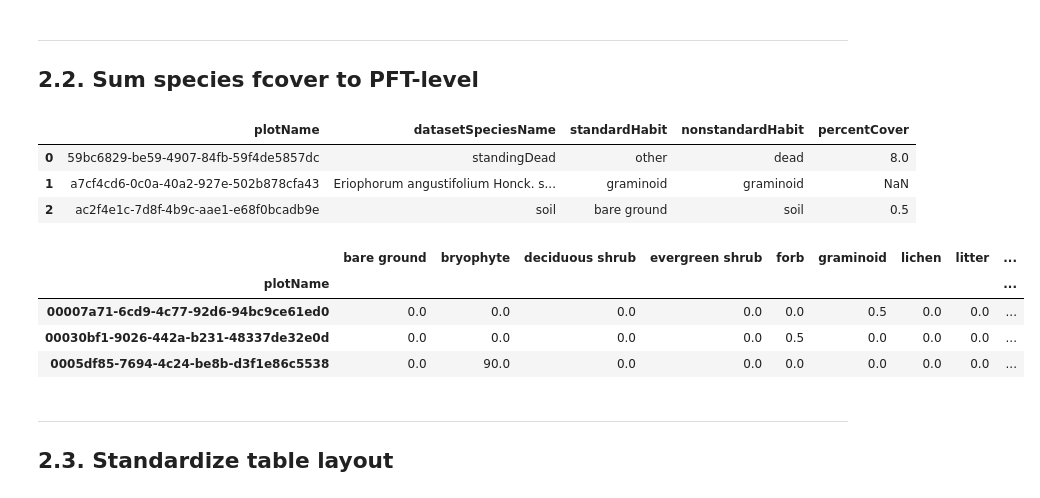
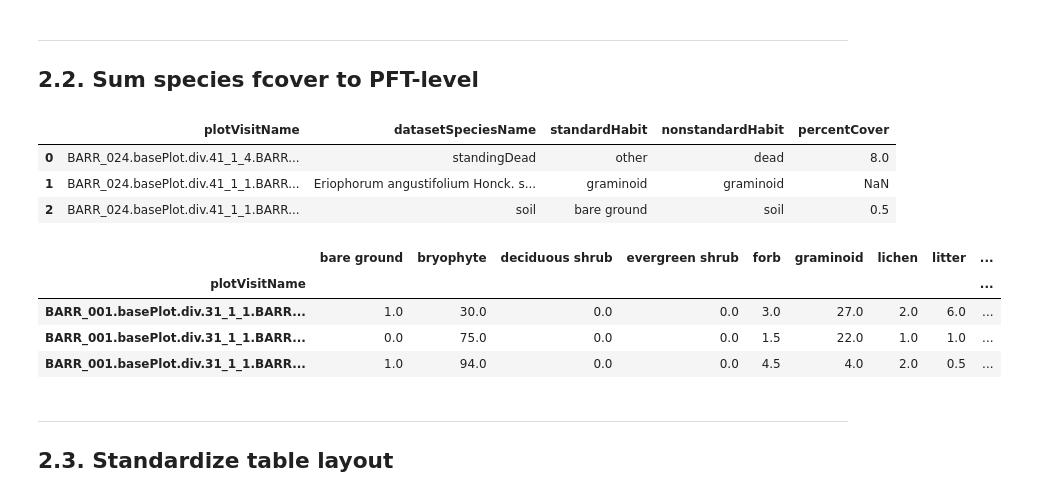
Before and after one commit to climatemodeling/pavc, a Jupyter notebook: neon/standardize_neon.ipynb, the cells around one changed output. Cells and saved outputs as stored; diff of their text form; code cells hidden in the pictures.

```diff
--- a/neon/standardize_neon.ipynb
+++ b/neon/standardize_neon.ipynb
@@ -78,6 +78,8 @@ source = 'neon'
 # get data
 neon = pd.read_csv(f'../{source}/input_data/neon_cover_BARR_TOOL_1m2Data_2016-2023.csv', low_memory=False)
 fcover = neon.copy()
-fcover = fcover[['uid', 'scientificName', 'otherVariables', 'percentCover']]
+fcover['plotVisitName'] = fcover['namedLocation'] + '.' + fcover['subplotID'] + '.' + fcover['eventID']
+fcover['plotName'] = fcover['namedLocation'] + '.' + fcover['subplotID']
+fcover = fcover[['plotVisitName', 'scientificName', 'otherVariables', 'percentCover']]
 fcover.head(3)
 # %% [output]
@@ -89,7 +91,7 @@ fcover.head(3)
 # scientific names are species, "other variables" are broad categories like "moss"
 # we want to keep both
 fcover['speciesName'] = fcover['scientificName'].combine_first(fcover['otherVariables'])
-fcover = fcover[['uid', 'speciesName', 'percentCover']]
-fcover = fcover.rename(columns={'uid':'plotName', 'speciesName':'datasetSpeciesName'})
+fcover = fcover[['plotVisitName', 'speciesName', 'percentCover']]
+fcover = fcover.rename(columns={'speciesName':'datasetSpeciesName'})
 fcover.head(3)
 # %% [output]
@@ -321,35 +323,35 @@ species_fcover = fcover.merge(all_habits,
                               left_on='datasetSpeciesName',
                               right_on='datasetSpeciesName')
 # species_fcover = species_fcover[species_fcover['percentCover'].notna() & (species_fcover['percentCover'] != 0)]
-species_fcover = species_fcover[['plotName', 'datasetSpeciesName', 'standardHabit',
+species_fcover = species_fcover[['plotVisitName', 'datasetSpeciesName', 'standardHabit',
                                  'nonstandardHabit', 'percentCover']]
 species_fcover['standardHabit'] = species_fcover['standardHabit'].replace('fungus', 'other')
 species_fcover.head(3)
 # %% [output]
-|  | plotName | datasetSpeciesName | standardHabit | nonstandardHabit | percentCover |
-| 0 | 59bc6829-be59-4907-84fb-59f4de5857dc | standingDead | other | dead | 8.0 |
-| 1 | a7cf4cd6-0c0a-40a2-927e-502b878cfa43 | Eriophorum angustifolium Honck. s... | graminoid | graminoid | NaN |
-| 2 | ac2f4e1c-7d8f-4b9c-aae1-e68f0bcadb9e | soil | bare ground | soil | 0.5 |
+|  | plotVisitName | datasetSpeciesName | standardHabit | nonstandardHabit | percentCover |
+| 0 | BARR_024.basePlot.div.41_1_4.BARR... | standingDead | other | dead | 8.0 |
+| 1 | BARR_024.basePlot.div.41_1_1.BARR... | Eriophorum angustifolium Honck. s... | graminoid | graminoid | NaN |
+| 2 | BARR_024.basePlot.div.41_1_1.BARR... | soil | bare ground | soil | 0.5 |
 # %%
 # export
 species_fcover.to_csv(f'output_data/{source}_nonstandard_species_fcover.csv', index=False)
 # %%
 # group by 'Site Code' and 'standardHabit', then sum the 'Cover'
-temp = species_fcover.groupby(['plotName', 'standardHabit'])['percentCover'].sum().reset_index()
-pft_fcover = temp.pivot(index='plotName', columns='standardHabit', values='percentCover')
+temp = species_fcover.groupby(['plotVisitName', 'standardHabit'])['percentCover'].sum().reset_index()
+pft_fcover = temp.pivot(index='plotVisitName', columns='standardHabit', values='percentCover')
 pft_fcover = pft_fcover.fillna(0)
 # %%
 # clean up
 pft_fcover.columns.name = None
-pft_fcover.index.name = 'plotName'
+pft_fcover.index.name = 'plotVisitName'
 pft_fcover.index = pft_fcover.index.astype(str)
 pft_fcover.head(3)
 # %% [output]
 |  | bare ground | bryophyte | deciduous shrub | evergreen shrub | forb | graminoid | lichen | litter | ... |
-| plotName |  |  |  |  |  |  |  |  | ... |
-| 00007a71-6cd9-4c77-92d6-94bc9ce61ed0 | 0.0 | 0.0 | 0.0 | 0.0 | 0.0 | 0.5 | 0.0 | 0.0 | ... |
-| 00030bf1-9026-442a-b231-48337de32e0d | 0.0 | 0.0 | 0.0 | 0.0 | 0.5 | 0.0 | 0.0 | 0.0 | ... |
-| 0005df85-7694-4c24-be8b-d3f1e86c5538 | 0.0 | 90.0 | 0.0 | 0.0 | 0.0 | 0.0 | 0.0 | 0.0 | ... |
+| plotVisitName |  |  |  |  |  |  |  |  | ... |
+| BARR_001.basePlot.div.31_1_1.BARR... | 1.0 | 30.0 | 0.0 | 0.0 | 3.0 | 27.0 | 2.0 | 6.0 | ... |
+| BARR_001.basePlot.div.31_1_1.BARR... | 0.0 | 75.0 | 0.0 | 0.0 | 1.5 | 22.0 | 1.0 | 1.0 | ... |
+| BARR_001.basePlot.div.31_1_1.BARR... | 1.0 | 94.0 | 0.0 | 0.0 | 4.5 | 4.0 | 2.0 | 0.5 | ... |
 # %% [markdown]
 ---
 ## 2.3. Standardize table layout <a name="tablelayout"></a>
```
Also changed, not shown: parts of 10 cells of this notebook, 1 other file.
